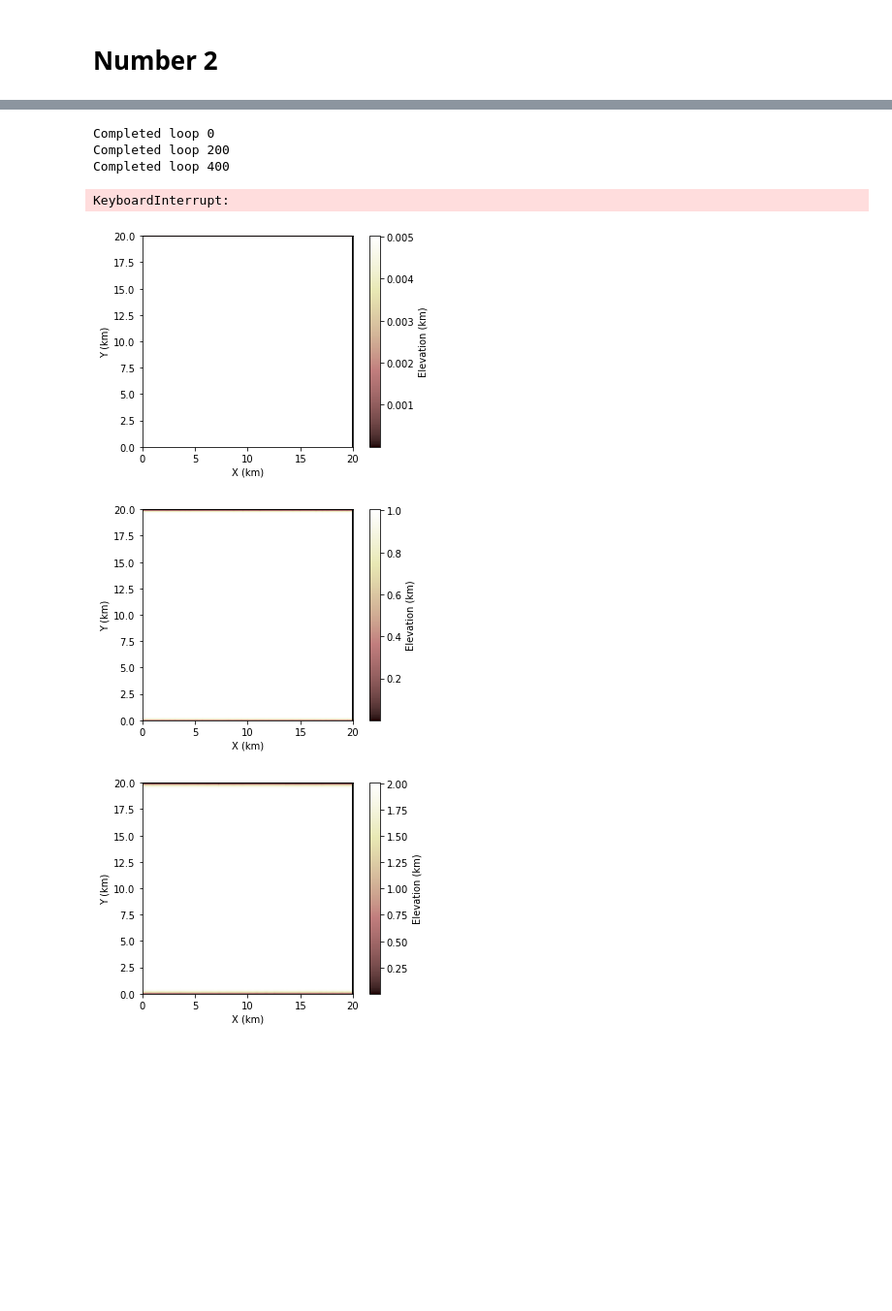
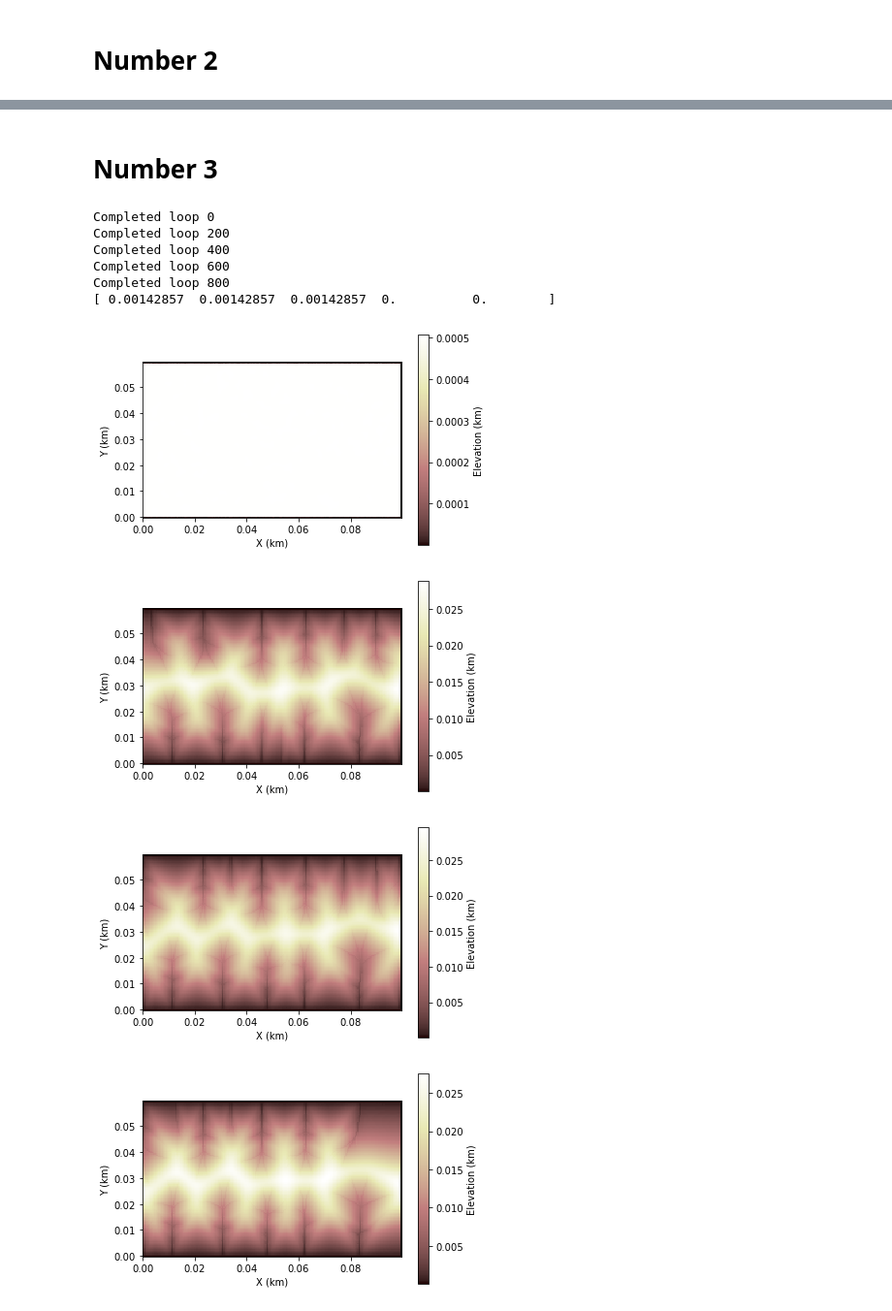
Before and after one commit to cctrunz/mathmodelling, a Jupyter notebook: Homework5_/component_tutorial-Celia.ipynb, the cells around one changed output, grey strips where cells are left out. Shown at 97% size. Cells and saved outputs as stored; diff of their text form; code cells hidden in the pictures; blank space fills up the shorter version.

```diff
--- a/Homework5_/component_tutorial-Celia.ipynb
+++ b/Homework5_/component_tutorial-Celia.ipynb
@@ -36,14 +41,14 @@ import numpy # for the zeros
 
 
 # Write paramter from txt file
-nrows = 100 # Nombre de ligne
-ncols = 100 # Nombre de colonne
-dx = 0.02 # Espacement dans les deux directions [m]
-uplift_rate = 0.001 #[m/s]
-total_t = 1000.
+nrows = 150 # Nombre de ligne
+ncols = 150 # Nombre de colonne
+dx = 0.0005 # Espacement dans les deux directions [km]
+uplift_rate = 0.001 #
+total_t = 500.
 dt = 0.5
 
-inputs={'m_sp': 0.5, 'K_sp': 0.045, 'n_sp': 1.0, 'linear_diffusivity': 0.0001}
+inputs={'m_sp': 0.5, 'K_sp': 0.49, 'n_sp': 1.0, 'linear_diffusivity': 0.000001}
 
 #Set parameters for modelisation
 nt = int(total_t // dt) #this is how many loops we'll need
@@ -73,7 +78,7 @@ for i in range(nt):
     fr.run_one_step() # route_flow isn't time sensitive, so it doesn't take dt as input
     sp.run_one_step(dt)
     mg.at_node['topographic__elevation'][mg.core_nodes] += uplift_per_step # add the uplift
-    if i % 200 == 0:
+    if i % 100 == 0:
         print ('Completed loop %d' % i)
         figure()
 #        #figsize(15,5)
@@ -89,8 +94,7 @@ D = inputs['linear_diffusivity']
 K = inputs['K_sp']
 m = inputs['m_sp']
 
-Lc = numpy.zeros(5)
-Lc[0] = (D/K)**(1./(2.*m+1))
+Lc= (D/K)**(1./(2.*m+1))
 print Lc
 # %% [output]
 Completed loop 0
@@ -122,12 +201,16 @@ Completed loop 1800
+# %% [markdown]
+# Number 3
 # %%
 
 # Write paramter from txt file
-nrows = 1000 # Nombre de ligne
-ncols = 1000 # Nombre de colonne
-dx = 0.02 # Espacement dans les deux directions [m]
-uplift_rate = 0.01 #[m/s]
-total_t = 400.
+nrows =  120 # Nombre de ligne
+ncols = 200 # Nombre de colonne
+dx = 0.0005 # Espacement dans les deux directions [km]
+uplift_rate = 0.001 #
+total_t = 500.
 dt = 0.5
+
+inputs={'m_sp': 0.5, 'K_sp': 0.49, 'n_sp': 1.0, 'linear_diffusivity': 0.000001}
 
 #Set parameters for modelisation
 nt = int(total_t // dt) #this is how many loops we'll need
@@ -143,8 +226,6 @@ for edge in (mg.nodes_at_left_edge, mg.nodes_at_right_edge):
     mg.status_at_node[edge] = CLOSED_BOUNDARY
 for edge in (mg.nodes_at_top_edge, mg.nodes_at_bottom_edge):
     mg.status_at_node[edge] = FIXED_VALUE_BOUNDARY
-
-inputs={'m_sp': 0.42, 'K_sp': 0.003, 'n_sp': 1.0, 'linear_diffusivity': 0.0001}
 
 # instantiate components
 fr = FlowRouter(mg, **inputs)
@@ -152,36 +233,38 @@ sp = FastscapeEroder(mg, **inputs)
 lin_diffuse = LinearDiffuser(mg, **inputs)
 # run
 z[:] = initial_roughness
 #figure('topo with diffusion')
 for i in range(nt):
     lin_diffuse.run_one_step(dt)  # no diffusion this time
     fr.run_one_step() # route_flow isn't time sensitive, so it doesn't take dt as input
     sp.run_one_step(dt)
     mg.at_node['topographic__elevation'][mg.core_nodes] += uplift_per_step # add the uplift
     if i % 200 == 0:
         print ('Completed loop %d' % i)
         figure()
 #        #figsize(15,5)
         imshow_grid(mg, 'topographic__elevation', grid_units=['km','km'], var_name='Elevation (km)')
 #        savefig('topo%d.jpg' % i )
 
 # plot
 #figure('topo with diffusion')
 #imshow_grid(mg, 'topographic__elevation', grid_units=['km','km'],
 #            var_name='Elevation (km)')
 
 D = inputs['linear_diffusivity']
 K = inputs['K_sp']
 m = inputs['m_sp']
 
-Lc = numpy.zeros(5)
-Lc[0] = (D/K)**(1./(2.*m+1))
+Lc = (D/K)**(1./(2.*m+1))
 print Lc
 # %% [output]
 Completed loop 0
 Completed loop 200
 Completed loop 400
+Completed loop 600
+Completed loop 800
+[ 0.00142857  0.00142857  0.00142857  0.          0.        ]
-KeyboardInterrupt:
-[figure, old version]
+[figure, new version]
-[figure, old version]
+[figure, new version]
-[figure, old version]
+[figure, new version]
+[figure, added]
```
Also changed, not shown: parts of 9 cells of this notebook.
